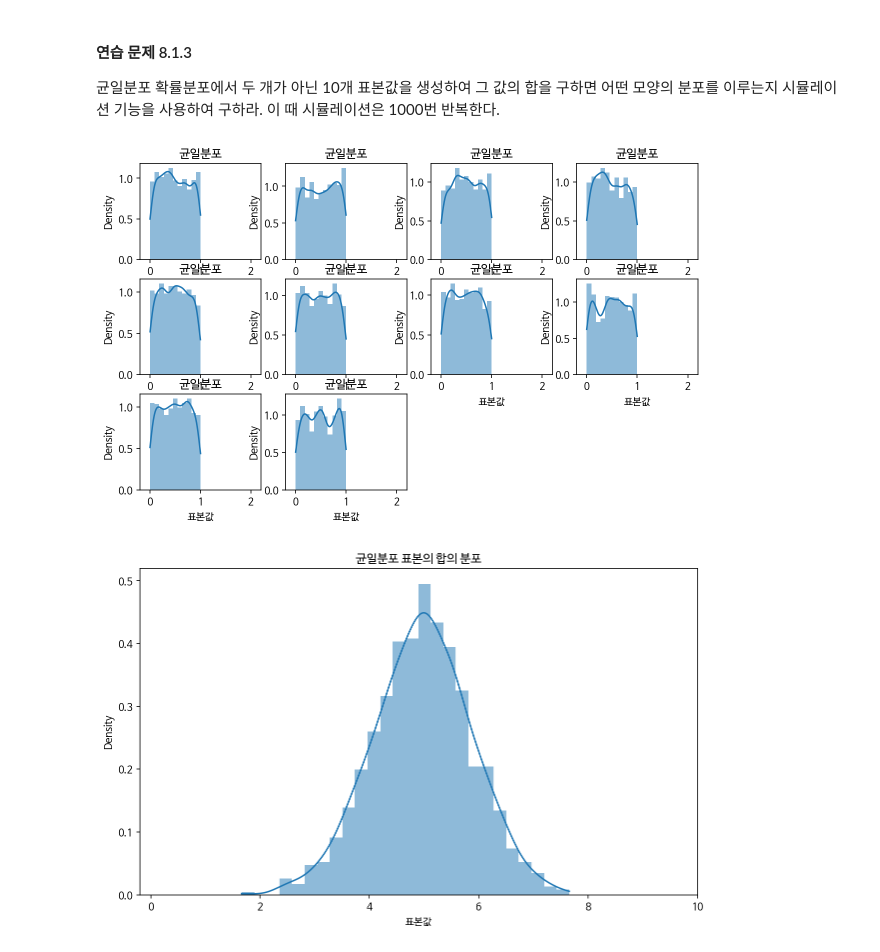
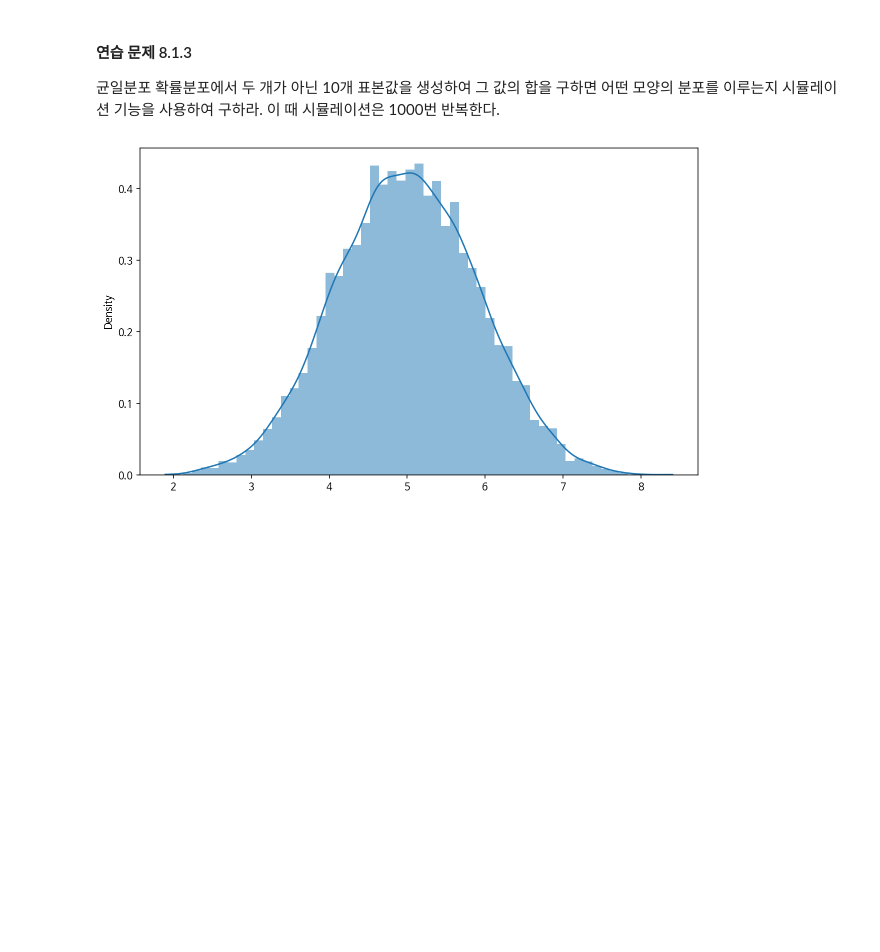
Before and after one commit to sejin-sim/Math, a Jupyter notebook: 8_1_사이파이를_이용한_확률분포_분석.ipynb, the cells around one changed output. Drawn from its saved outputs; the diff is of its cells as text; code cells hidden in the pictures; blank space fills up the shorter version.

```diff
--- a/8_1_사이파이를_이용한_확률분포_분석.ipynb
+++ b/8_1_사이파이를_이용한_확률분포_분석.ipynb
@@ -205,27 +205,11 @@ plt.show()
 #### 연습 문제 8.1.3
 
 균일분포 확률분포에서 두 개가 아닌 10개 표본값을 생성하여 그 값의 합을 구하면 어떤 모양의 분포를 이루는지 시뮬레이션 기능을 사용하여 구하라. 이 때 시뮬레이션은 1000번 반복한다.
-# %%
-np.random.seed(0)
-rvs = [sp.stats.uniform() for i in range(10)]
-x = [rvs[j].rvs(1000) for j in range(10)]
-x_sum = sum(x)
-
-for i in range(10):
-  plt.subplot(3,4,i+1) # for문을 돌면서 Axes를 추가
-  sns.histplot(x[i], kde=True, stat="density", linewidth=0)
-  plt.title("균일분포")
-  plt.xlabel("표본값")
-  plt.xlim(-0.2, 2.2)
-plt.show()
-
-plt.subplot()
-sns.histplot(x_sum, kde=True, stat="density", linewidth=0)
-plt.title("균일분포 표본의 합의 분포")
-plt.xlabel("표본값")
-plt.xlim(-0.2, 10)
-
-plt.show()
-# %% [output]
-[figure, removed]
-[figure, removed]
+# %%
+np.random.seed(0)
+x = sp.stats.uniform().rvs((10, 10000))
+x_sum = x.sum(axis=0)
+sns.histplot(x_sum, kde=True, stat="density", linewidth=0)
+plt.show()
+# %% [output]
+[figure, added]
```
Also changed, not shown: parts of 2 cells of this notebook.
